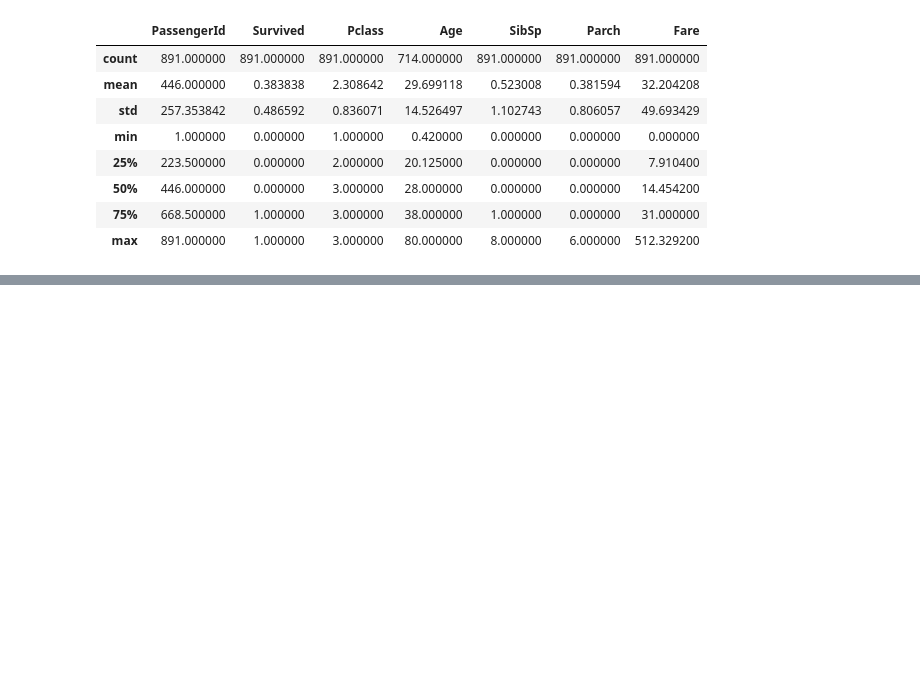
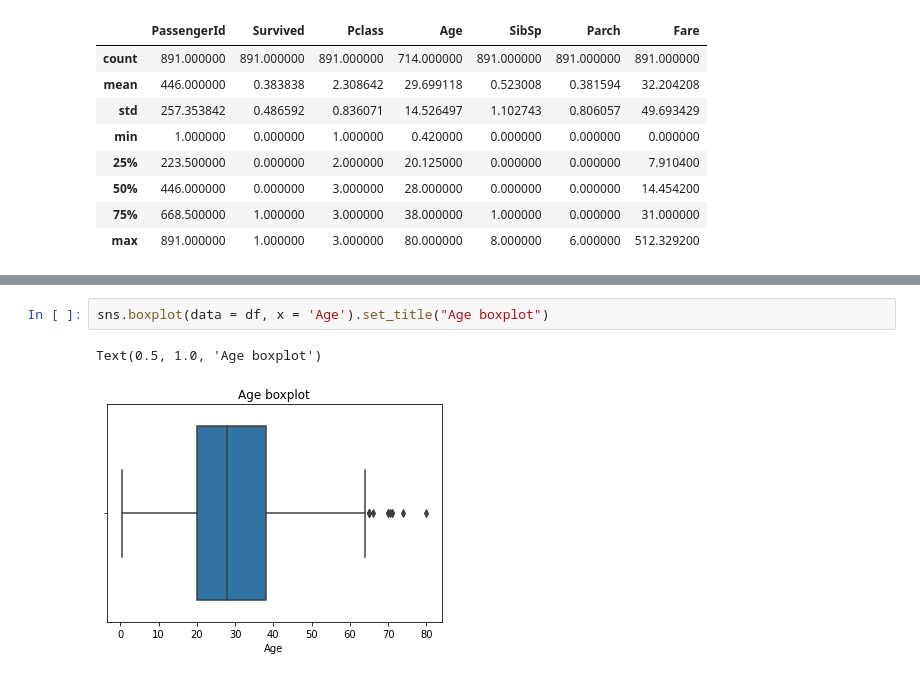
Before and after one commit to noblecoder11/pict-semester-6, a Jupyter notebook: dsbdal/a4.ipynb, the cells around one changed output, grey strips where cells are left out. Drawn from its saved outputs; the diff is of its cells as text; blank space fills up the shorter version.

```diff
--- a/dsbdal/a4.ipynb
+++ b/dsbdal/a4.ipynb
@@ -57,0 +73,5 @@ Name: Survived, dtype: int64
+# %%
+sns.boxplot(data = df, x = 'Age').set_title("Age boxplot")
+# %% [output]
+Text(0.5, 1.0, 'Age boxplot')
+[figure, added]
```
Also changed, not shown: parts of 6 cells of this notebook.
